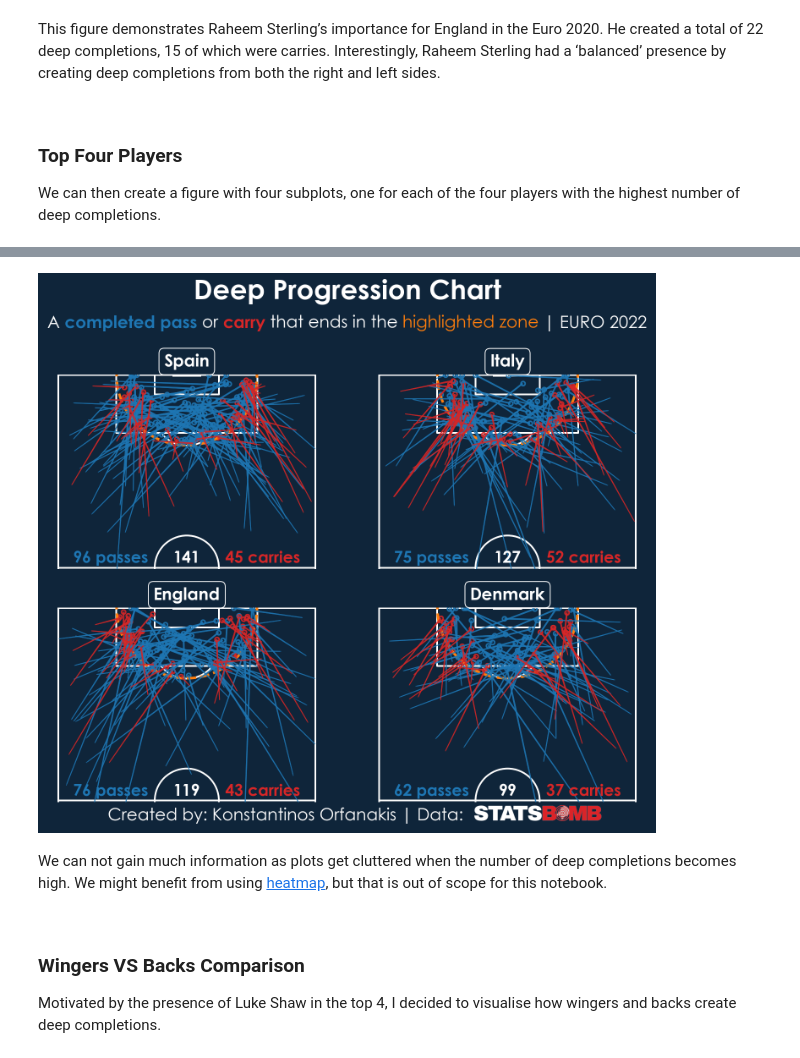
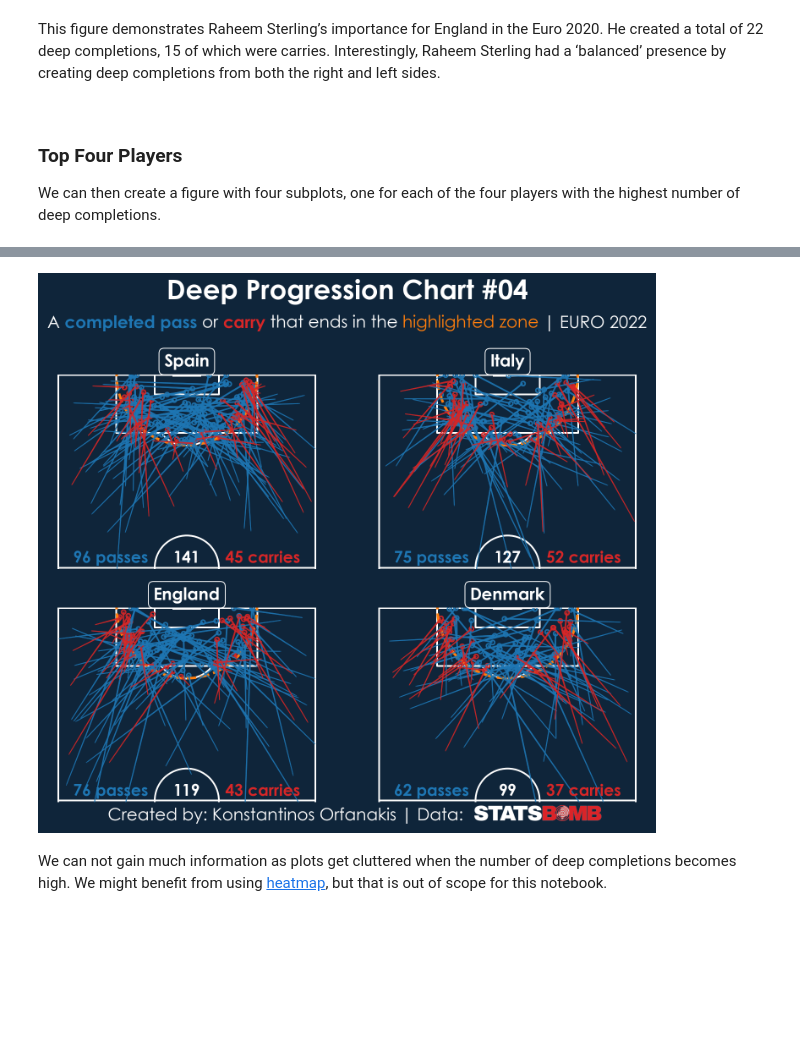
Before and after one commit to KOrfanakis/Deep_Completion_Charts, a Jupyter notebook: Deep_Progression_Chart_Notebook.ipynb, the cells around one changed output, grey strips where cells are left out. Drawn from its saved outputs; the diff is of its cells as text; code cells hidden in the pictures; blank space fills up the shorter version.

```diff
--- a/Deep_Progression_Chart_Notebook.ipynb
+++ b/Deep_Progression_Chart_Notebook.ipynb
@@ -690,0 +703,20 @@ Instead of using individual players, we can use the previous code to plot deep c
+# %%
+col = 'position_name'
+positions = ['Left Wing', 'Right Wing', 'Left Back', 'Right Back']
+
+nrows, ncols = 2, 2
+
+fig, ax, pitch = create_pitch_axes(nrows=nrows, ncols=ncols, space=0.09)
+add_title(fig, title='Deep Progression Chart #03')
+add_subtitle(subtitle)
+
+for i, selection in enumerate(positions):
+    ax_pitch = ax['pitch'].flatten()[i]
+
+    pitch_title = selection.split()[0] + ' ' + ('Wingers' if selection.split()[1] == 'Wing' else 'Backs')
+    add_pitch_title(ax_pitch, pitch_title, pitch_title=20)
+    add_deep_completions(df_tot, col, selection, ax_pitch, num_size=19, ms=3)
+
+add_acknowledgements(fontsize=20)
+
+plt.savefig('Images\Figure03-Wingers_vs_Backs.png')
@@ -691,29 +736,25 @@ Instead of using individual players, we can use the previous code to plot deep c
 # %%
 col = 'team_name'
 teams = list(df_tot['team_name'].value_counts().index[0:4])
 
 nrows, ncols = 2, 2
 
 fig, ax, pitch = create_pitch_axes(nrows=nrows, ncols=ncols, space=0.09)
-add_title(fig)
+add_title(fig, title='Deep Progression Chart #04')
 add_subtitle(subtitle)
 
 for i, selection in enumerate(teams):
     ax_pitch = ax['pitch'].flatten()[i]
 
     add_pitch_title(ax_pitch, selection, pitch_title=20)
     add_deep_completions(df_tot, col, selection, ax_pitch, num_size=19, ms=3)
 
 add_acknowledgements(fontsize=20)
 
-# plt.savefig('Images\Figure03-Top_4_Teams.png')
+plt.savefig('Images\Figure04-Top_4_Teams.png')
 # %% [output]
-[figure, old version]
+[figure, new version]
 # %% [markdown]
 We can not gain much information as plots get cluttered when the number of deep completions becomes high. We might benefit from using [heatmap](https://mplsoccer.readthedocs.io/en/latest/gallery/pitch_plots/plot_heatmap.html#sphx-glr-gallery-pitch-plots-plot-heatmap-py), but that is out of scope for this notebook.
 
 <br>
-
-### Wingers VS Backs Comparison
-
-Motivated by the presence of Luke Shaw in the top 4, I decided to visualise how wingers and backs create deep completions.
```
Also changed, not shown: parts of 20 cells of this notebook.
